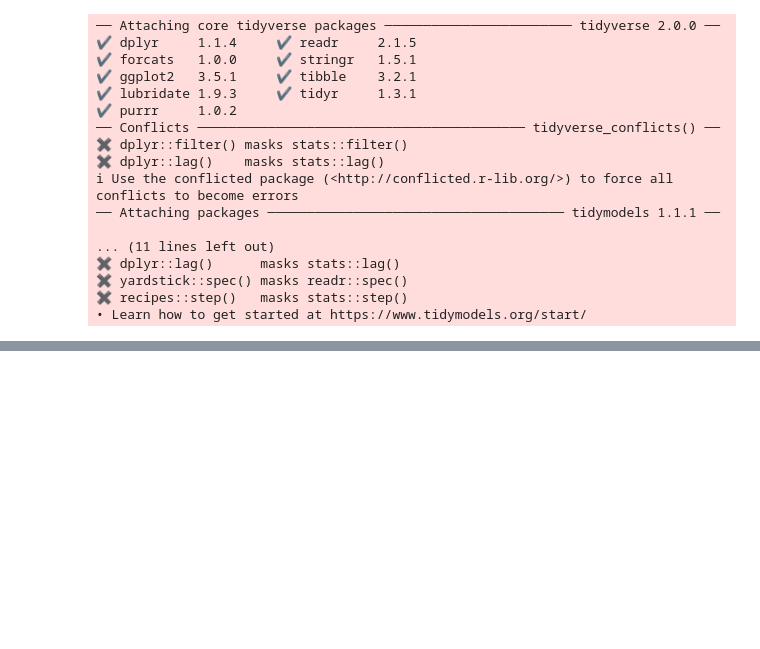
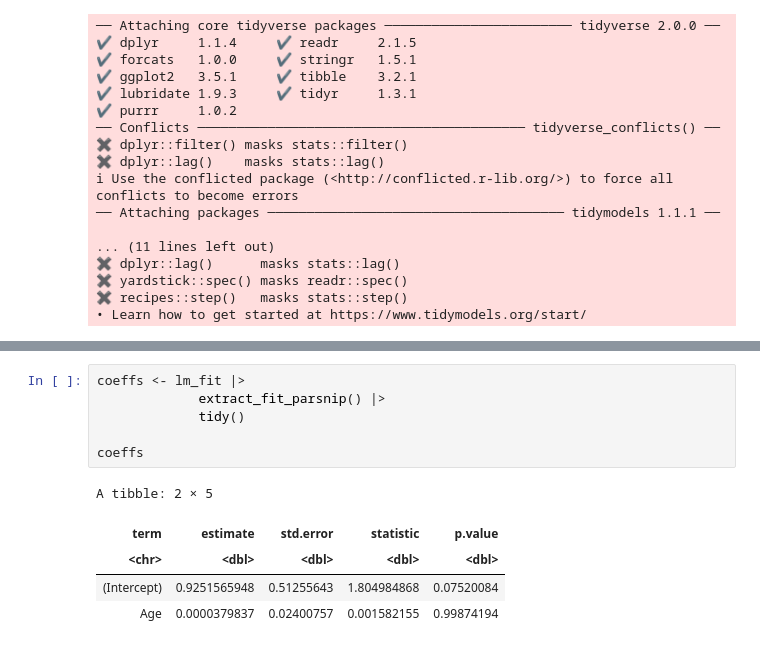
Before and after one commit to cindyttt/dsci-100-2025-final-project, a Jupyter notebook: analysis.ipynb, the cells around one changed output, grey strips where cells are left out. Saved outputs shown, nothing was run; the diff lists cells and outputs as text; blank space fills up the shorter version.

```diff
--- a/analysis.ipynb
+++ b/analysis.ipynb
@@ -109,0 +181,12 @@ players_test <- testing(players_split)
+# %%
+coeffs <- lm_fit |>
+             extract_fit_parsnip() |>
+             tidy()
+
+coeffs
+# %% [output]
+A tibble: 2 × 5
+| term | estimate | std.error | statistic | p.value |
+| <chr> | <dbl> | <dbl> | <dbl> | <dbl> |
+| (Intercept) | 0.9251565948 | 0.51255643 | 1.804984868 | 0.07520084 |
+| Age | 0.0000379837 | 0.02400757 | 0.001582155 | 0.99874194 |
```
Also changed, not shown: parts of 7 cells of this notebook.
